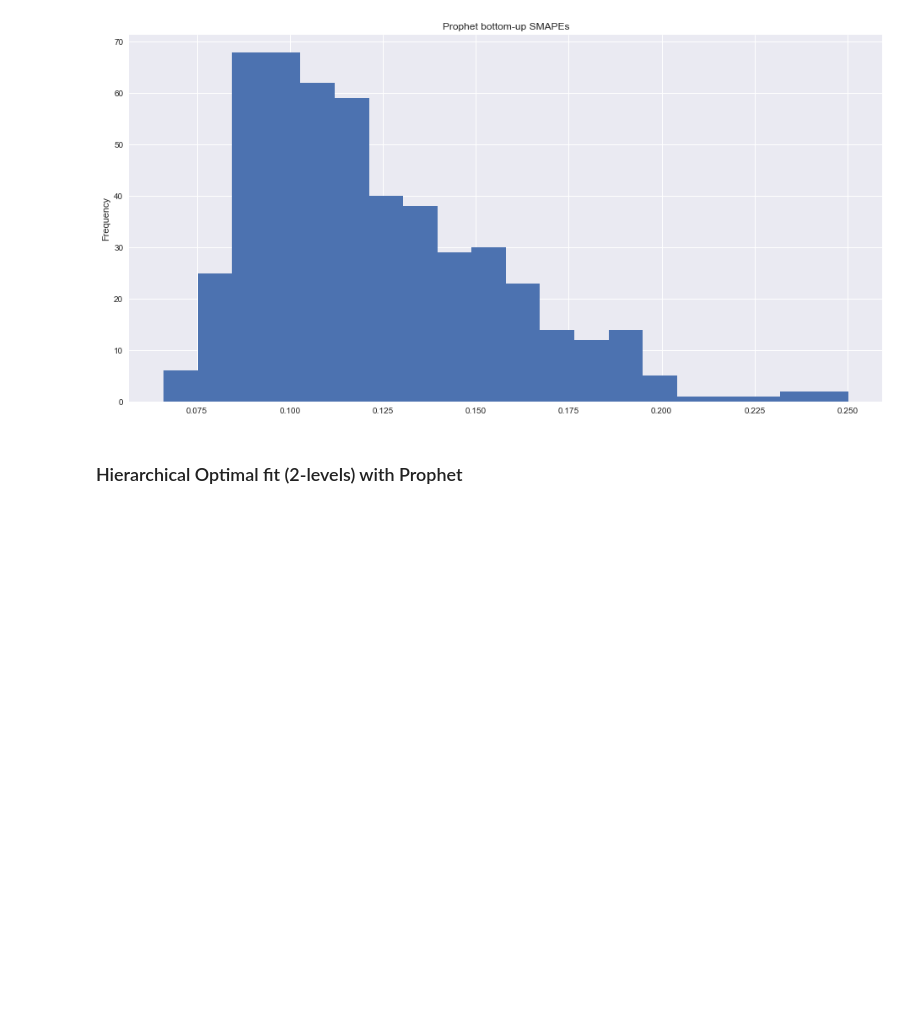
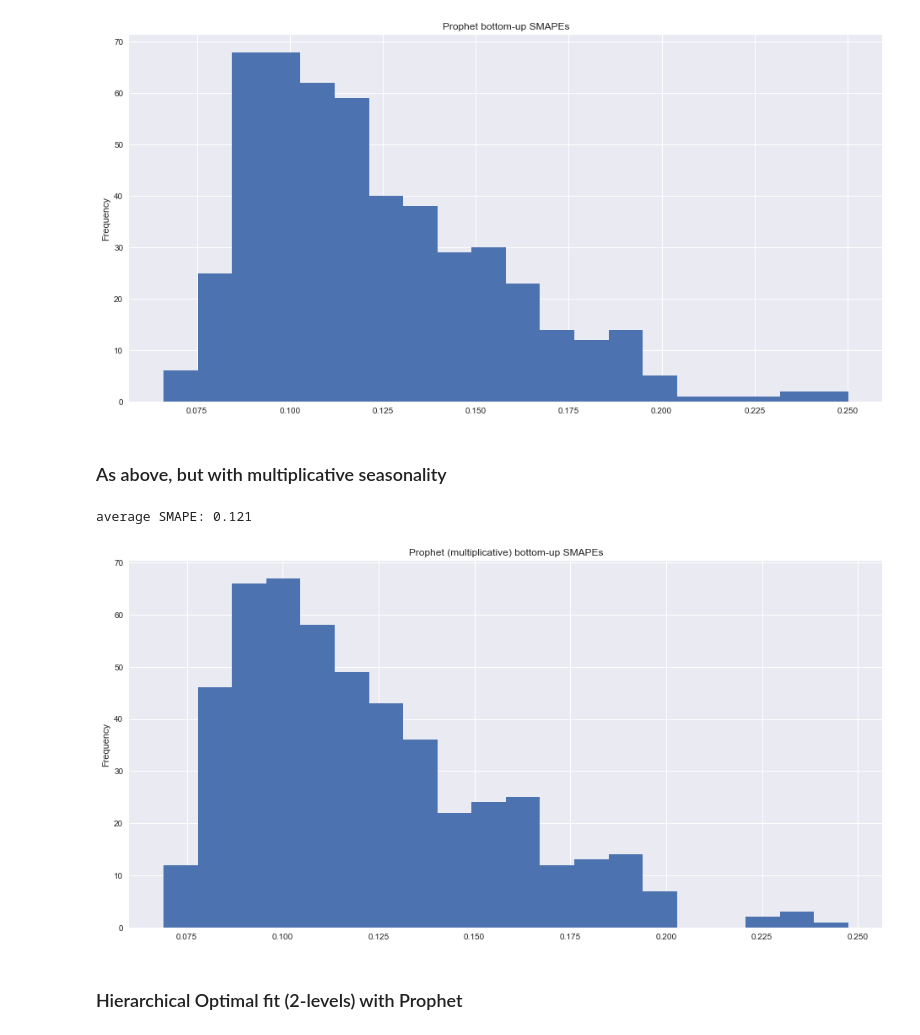
Before and after one commit to mangano/forecasting, a Jupyter notebook: store_item_demand.ipynb, the cells around one changed output. Saved outputs shown, nothing was run; the diff lists cells and outputs as text; code cells hidden in the pictures; blank space fills up the shorter version.

Commit message:
configurable seasonality mode

```diff
--- a/store_item_demand.ipynb
+++ b/store_item_demand.ipynb
@@ -263,3 +263,11 @@ ax = df_perf_prophet.query(f'h_days==90')['smape'].plot(kind='hist',
 # %% [output]
 average SMAPE: 0.122
 [figure]
+# %% [markdown]
+### As above, but with multiplicative seasonality
+# %%
+# Getting forecasts for all SHF datasets
+forecasts_dict_prophet = sid.shf_forecasts_loop(hierarchy, shf_splits, algo='prophet',
+                                                n_store=None, n_store_items=None,
+                                                seasonality_mode='multiplicative', H=90,
+                                                verbose=True)
@@ -266,3 +280,13 @@ average SMAPE: 0.122
+# %%
+df_perf = sid.eval_performance(forecasts_dict_prophet)
+
+mean_smape = df_perf.query(f'h_days==90')['smape'].mean()
+print(f'average SMAPE: {mean_smape:.3f}')
+ax = df_perf.query(f'h_days==90')['smape'].plot(kind='hist', bins=20,
+                                                title='Prophet (multiplicative) bottom-up SMAPEs')
+# %% [output]
+average SMAPE: 0.121
+[figure, added]
 # %% [markdown]
 ### Hierarchical Optimal fit (2-levels) with Prophet
 # %%
```
Also changed, not shown: parts of 7 cells of this notebook, 1 other file.
